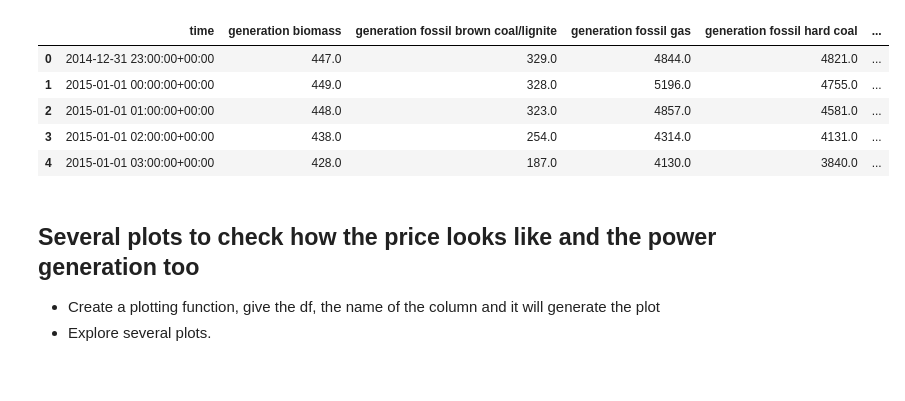
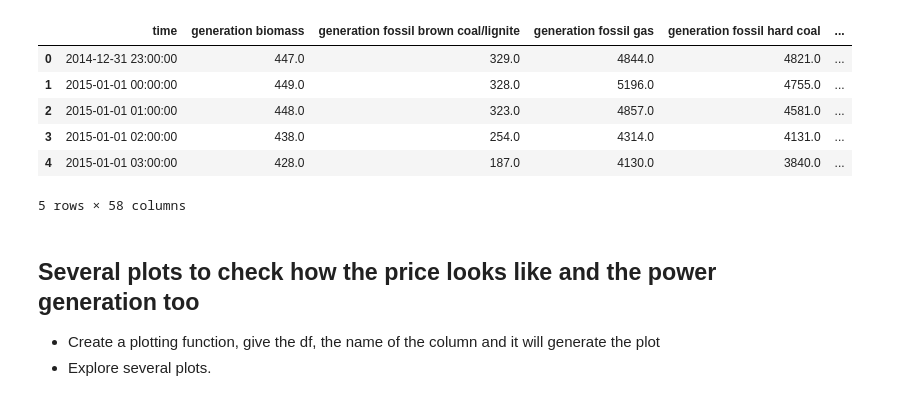
Before and after one commit to DrAlexSanz/Electricity-prices, a Jupyter notebook: Time_series_stationality.ipynb, the cells around one changed output. Cells and saved outputs as stored; diff of their text form; code cells hidden in the pictures.

```diff
--- a/Time_series_stationality.ipynb
+++ b/Time_series_stationality.ipynb
@@ -12,14 +12,15 @@ Mounted at /gdrive
 # %%
 data = pd.read_csv('/gdrive/MyDrive/Electricity_prices/full_data.csv', parse_dates = True)
-data["time"] = pd.to_datetime(data["time"], utc = True)
+data["time"] = pd.to_datetime(data["time"]).dt.tz_convert(None)
 data.head()
 # %% [output]
 |  | time | generation biomass | generation fossil brown coal/lignite | generation fossil gas | generation fossil hard coal | ... |
-| 0 | 2014-12-31 23:00:00+00:00 | 447.0 | 329.0 | 4844.0 | 4821.0 | ... |
-| 1 | 2015-01-01 00:00:00+00:00 | 449.0 | 328.0 | 5196.0 | 4755.0 | ... |
-| 2 | 2015-01-01 01:00:00+00:00 | 448.0 | 323.0 | 4857.0 | 4581.0 | ... |
-| 3 | 2015-01-01 02:00:00+00:00 | 438.0 | 254.0 | 4314.0 | 4131.0 | ... |
-| 4 | 2015-01-01 03:00:00+00:00 | 428.0 | 187.0 | 4130.0 | 3840.0 | ... |
+| 0 | 2014-12-31 23:00:00 | 447.0 | 329.0 | 4844.0 | 4821.0 | ... |
+| 1 | 2015-01-01 00:00:00 | 449.0 | 328.0 | 5196.0 | 4755.0 | ... |
+| 2 | 2015-01-01 01:00:00 | 448.0 | 323.0 | 4857.0 | 4581.0 | ... |
+| 3 | 2015-01-01 02:00:00 | 438.0 | 254.0 | 4314.0 | 4131.0 | ... |
+| 4 | 2015-01-01 03:00:00 | 428.0 | 187.0 | 4130.0 | 3840.0 | ... |
+5 rows × 58 columns
 # %% [markdown]
 ## Several plots to check how the price looks like and the power generation too
 
```
Also changed, not shown: parts of 6 cells of this notebook.
